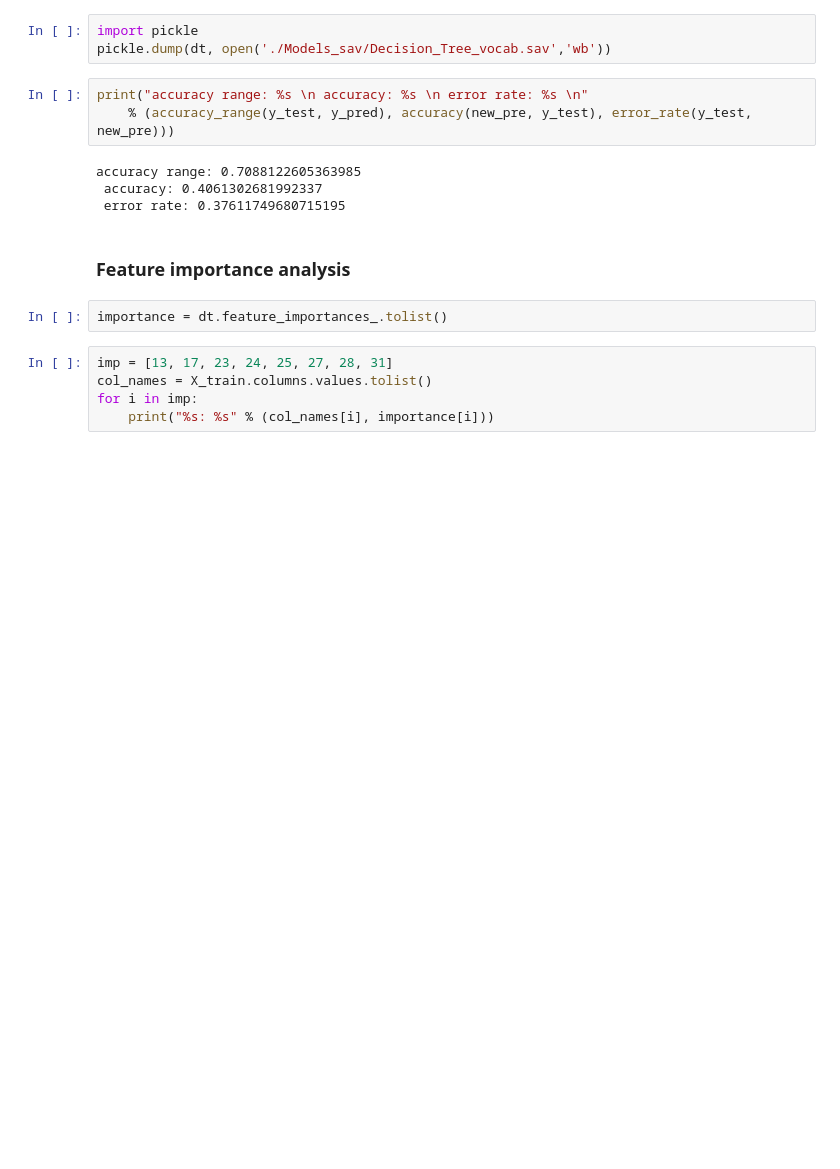
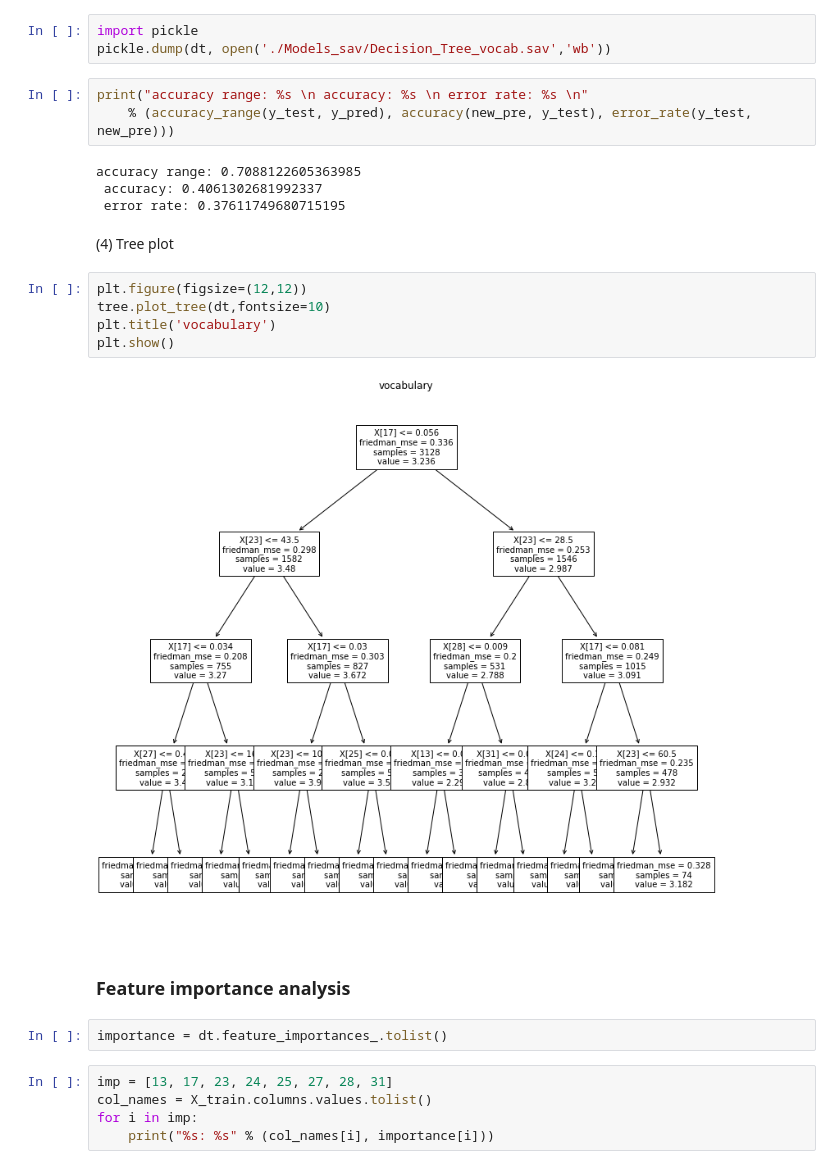
Before and after one commit to Lokki-ki-ki/Text_Marker, a Jupyter notebook: DecisionTree_new.ipynb, the cells around one changed output. Saved outputs shown, nothing was run; the diff lists cells and outputs as text; blank space fills up the shorter version.

```diff
--- a/DecisionTree_new.ipynb
+++ b/DecisionTree_new.ipynb
@@ -88,6 +90,15 @@ print("accuracy range: %s \n accuracy: %s \n error rate: %s \n"
 accuracy range: 0.7088122605363985
  accuracy: 0.4061302681992337
  error rate: 0.37611749680715195
+# %% [markdown]
+(4) Tree plot
+# %%
+plt.figure(figsize=(12,12))
+tree.plot_tree(dt,fontsize=10)
+plt.title('vocabulary')
+plt.show()
+# %% [output]
+[figure, added]
 # %% [markdown]
 ### Feature importance analysis
 # %%
```
Also changed, not shown: parts of 17 cells of this notebook.
